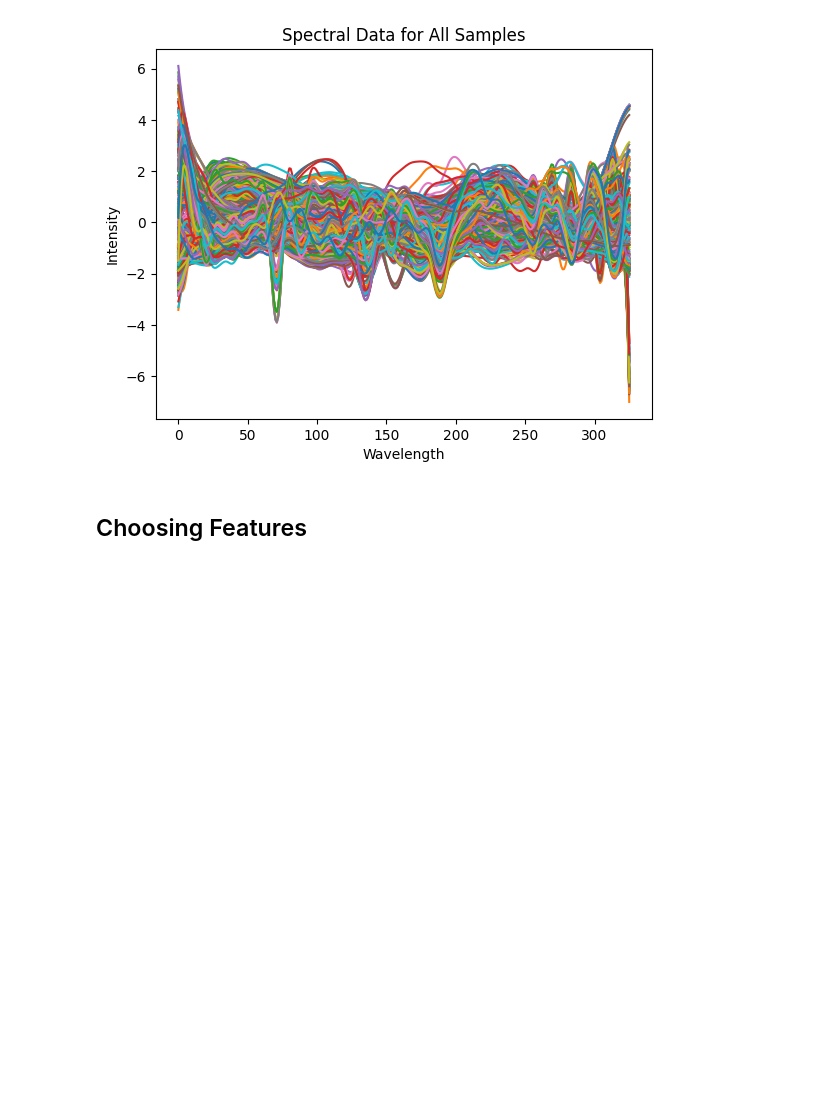
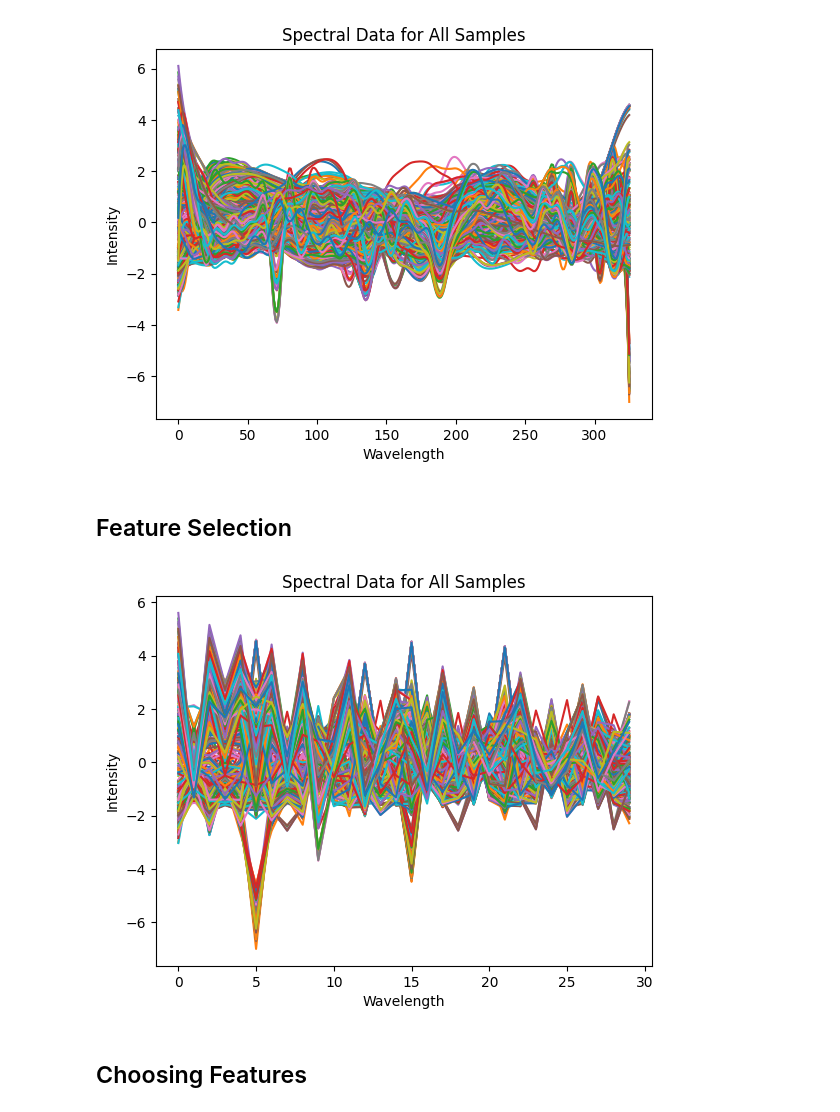
Before and after one commit to AkkuRam/df-project, a Jupyter notebook: data_cleaning.ipynb, the cells around one changed output. Saved outputs shown, nothing was run; the diff lists cells and outputs as text; code cells hidden in the pictures; blank space fills up the shorter version.

```diff
--- a/data_cleaning.ipynb
+++ b/data_cleaning.ipynb
@@ -103,3 +91,12 @@ test_data.iloc[:, 5:331] = pd.DataFrame(savgol_filter(test_data.iloc[:, 5:331] ,
 plot_signal(train_data.iloc[:, 5:331])
 # %% [output]
 [figure]
+# %% [markdown]
+## Feature Selection
+# %%
+import pymrmr
+
+features = pymrmr.mRMR(train_data.iloc[:, 5:331], 'MID', 30)
+plot_signal(train_data[features], train_data['class'])
+# %% [output]
+[figure, added]
```
Also changed, not shown: parts of 4 cells of this notebook, 3 other files.
